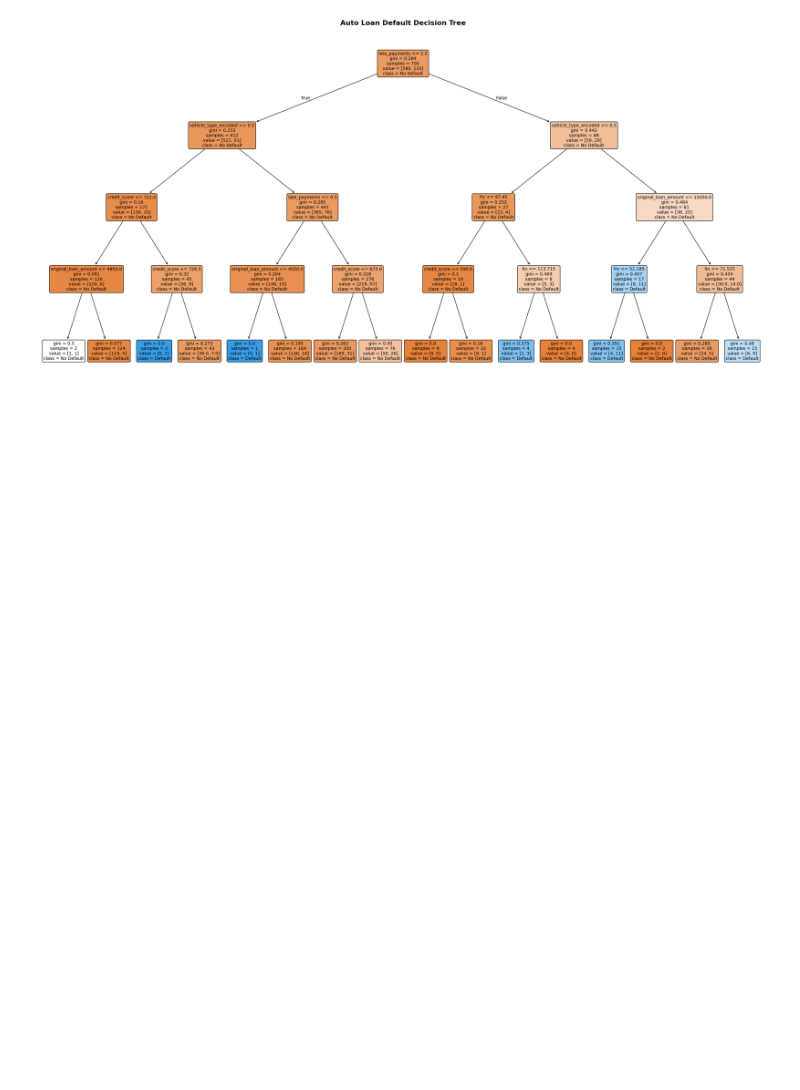
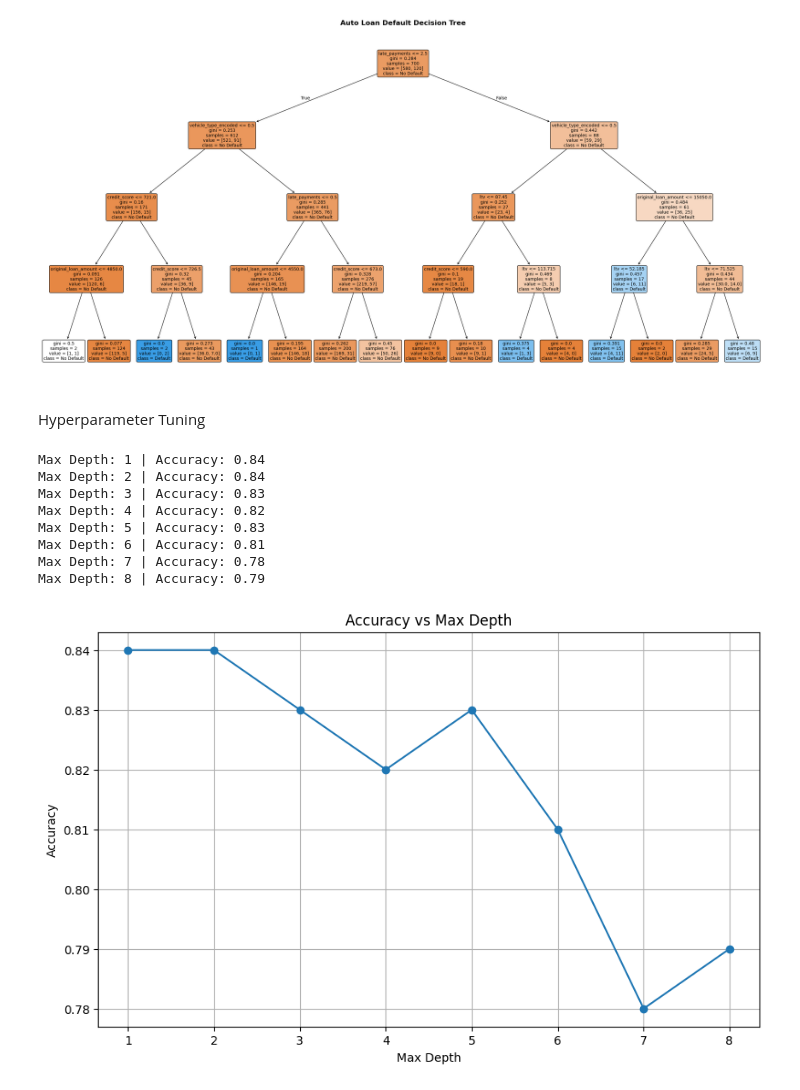
Before and after one commit to imoore99/decision_trees, a Jupyter notebook: decision_trees.ipynb, the cells around one changed output. Cells and saved outputs as stored; diff of their text form; code cells hidden in the pictures; blank space fills up the shorter version.

Commit message:
Tuning hyperparameters

```diff
--- a/decision_trees.ipynb
+++ b/decision_trees.ipynb
@@ -261,3 +261,47 @@ plt.title('Auto Loan Default Decision Tree', fontsize=16, fontweight='bold')
 plt.show()
 # %% [output]
 [figure]
+# %% [markdown]
+Hyperparameter Tuning
+# %%
+# max_depth can be tuned to control overfitting/underfitting
+# Experiment with different max_depth values and observe accuracy and tree complexity
+
+m_depth = range(1,9)
+
+max_depth_list = []
+accuracy_list = []
+
+for i in m_depth:
+    #establish model
+    clf = DecisionTreeClassifier(max_depth = i, random_state=seed)
+    #fit model
+    clf.fit(X_train, y_train)
+
+    # Predict on the test set
+    y_pred = clf.predict(X_test)
+
+    # Calculate accuracy
+    accuracy = round(accuracy_score(y_test, y_pred), 2)
+    print(f"Max Depth: {i} | Accuracy: {accuracy}")
+    max_depth_list.append(i)
+    accuracy_list.append(accuracy)
+
+    #1 to 5 is actually optimal
+plt.figure(figsize=(10, 6))
+plt.plot(max_depth_list, accuracy_list, marker='o')
+plt.xlabel('Max Depth')
+plt.ylabel('Accuracy')
+plt.title('Accuracy vs Max Depth')
+plt.grid(True)
+plt.show()
+# %% [output]
+Max Depth: 1 | Accuracy: 0.84
+Max Depth: 2 | Accuracy: 0.84
+Max Depth: 3 | Accuracy: 0.83
+Max Depth: 4 | Accuracy: 0.82
+Max Depth: 5 | Accuracy: 0.83
+Max Depth: 6 | Accuracy: 0.81
+Max Depth: 7 | Accuracy: 0.78
+Max Depth: 8 | Accuracy: 0.79
+[figure, added]
```
Also changed, not shown: parts of 7 cells of this notebook.
